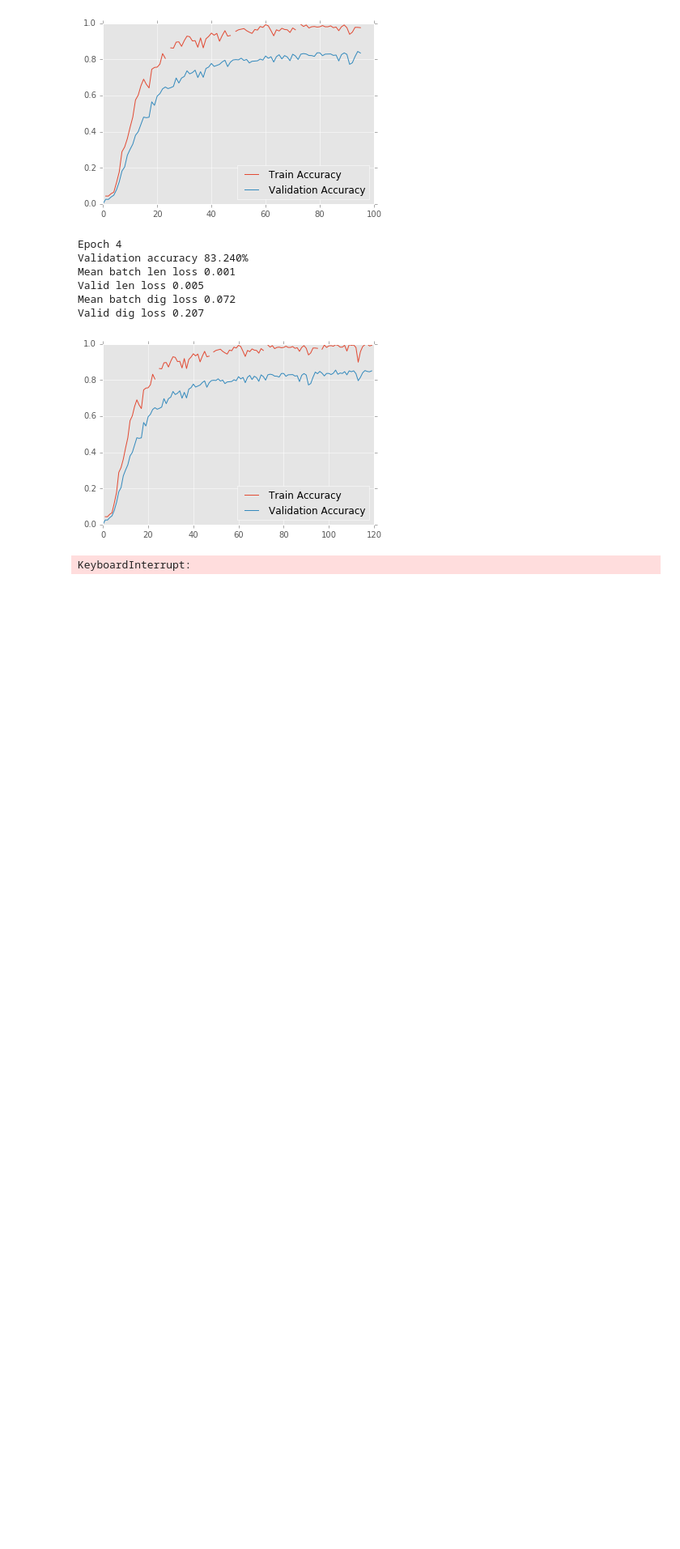
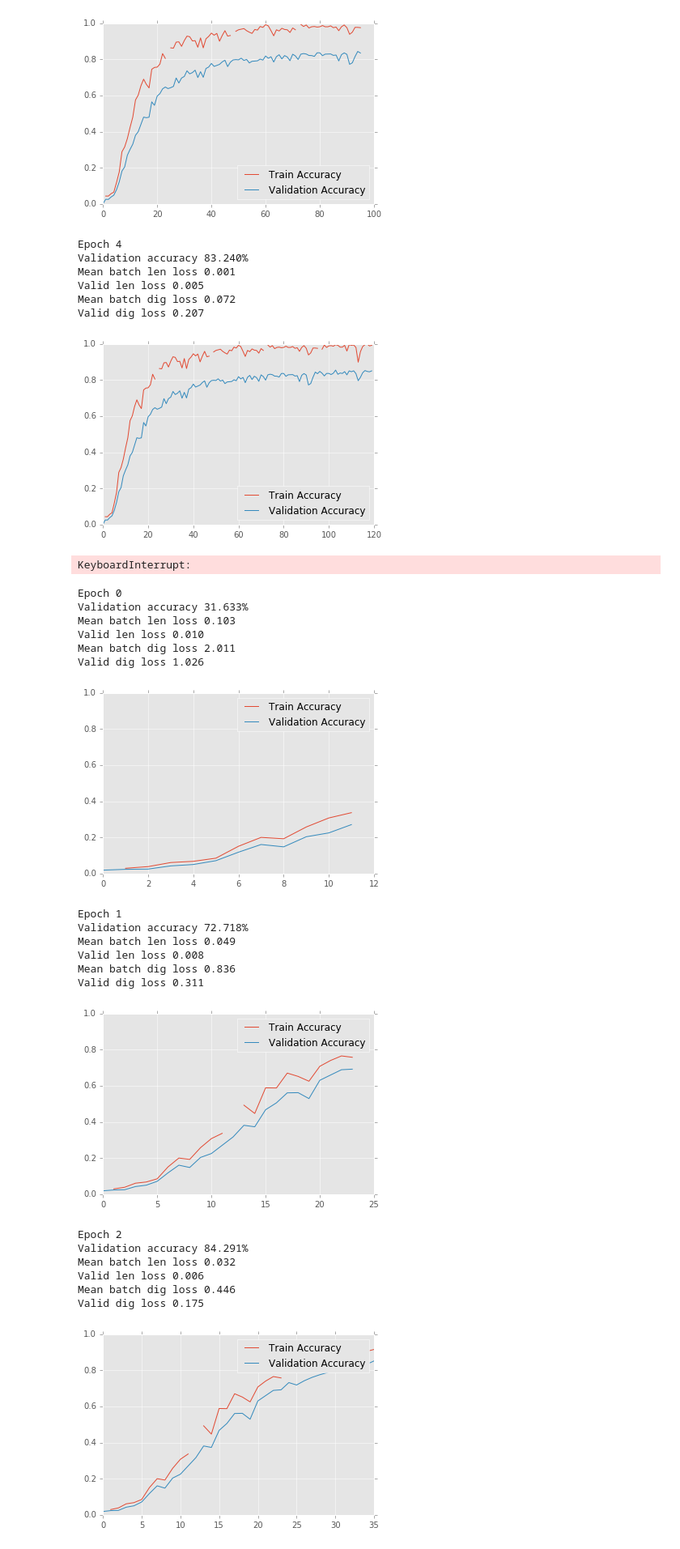
Before and after one commit to idelbrid/SVHN_DeepLearning, a Jupyter notebook: Testing Models on MNIST Synthetic Dataset.ipynb, the cells around one changed output. Shown at 81% size. Saved outputs shown, nothing was run; the diff lists cells and outputs as text; code cells hidden in the pictures; blank space fills up the shorter version.

Commit message:
Adding progress made for variable length predictions and progress on SVHN Data prep

```diff
--- a/Testing Models on MNIST Synthetic Dataset.ipynb
+++ b/Testing Models on MNIST Synthetic Dataset.ipynb
@@ -985,0 +1066,69 @@ KeyboardInterrupt:
+# %%
+n_epochs = 30
+batch_size = 20
+steps_per_epoch = 250000
+compare_every = 60
+t_len_losses, v_len_losses = [], []
+t_dig_losses, v_dig_losses = [], []
+t_acc, v_acc = [], []
+# %%
+np.random.seed(123456)
+for ep in range(n_epochs):
+    idx = np.arange(len(train_x))
+    np.random.shuffle(idx) # shuffling the data each epoch
+    train_x = train_x[idx]
+    train_y = train_y[idx]
+    train_ylen = train_ylen[idx]
+    ep_len_losses = []
+    ep_dig_losses = []
+    for batch_idx in range(min(len(train_x)//batch_size, steps_per_epoch)):
+        batch_x = train_x[batch_size*batch_idx:(batch_size*(batch_idx+1))].reshape(-1, 28, 140, 1)
+        batch_y = train_y[batch_size*batch_idx:(batch_size*(batch_idx+1))]
+        batch_ylen = train_ylen[batch_size*batch_idx:(batch_size*(batch_idx+1))]
+        total_loss, len_loss, dig_loss = model.train_on_batch(batch_x, [batch_ylen, batch_y])
+
+        ep_len_losses.append(len_loss)
+        ep_dig_losses.append(dig_loss)
+        if (batch_idx) % compare_every == 0:
+            capture_performance2()
+    capture_performance2()
+
+    v_len_proba, v_dig_proba = model.predict(valid_x)
+    _, v_len_loss, v_dig_loss = model.evaluate(valid_x, [valid_ylen, valid_y], verbose=0)
+    print("Epoch {}".format(ep))
+#     print(v_acc)
+    print("Validation accuracy {:<2.3%}".format(accuracy(valid_y, valid_ylen, v_dig_proba, v_len_proba)))
+
+    print("Mean batch len loss {:<2.3f}".format(np.mean(ep_len_losses)))
+    print("Valid len loss {:<2.3f}".format(np.mean(v_len_loss)))
+
+    print("Mean batch dig loss {:<2.3f}".format(np.mean(ep_dig_losses)))
+    print("Valid dig loss {:<2.3f}".format(np.mean(v_dig_loss)))
+
+    plt.plot(t_acc, label='Train Accuracy')
+    plt.plot(v_acc, label='Validation Accuracy')
+    plt.ylim((0, 1))
+    plt.legend()
+    plt.show()
+# %% [output]
+Epoch 0
+Validation accuracy 31.633%
+Mean batch len loss 0.103
+Valid len loss 0.010
+Mean batch dig loss 2.011
+Valid dig loss 1.026
+[figure, added]
+Epoch 1
+Validation accuracy 72.718%
+Mean batch len loss 0.049
+Valid len loss 0.008
+Mean batch dig loss 0.836
+Valid dig loss 0.311
+[figure, added]
+Epoch 2
+Validation accuracy 84.291%
+Mean batch len loss 0.032
+Valid len loss 0.006
+Mean batch dig loss 0.446
+Valid dig loss 0.175
+[figure, added]
```
Also changed, not shown: parts of 8 cells of this notebook, 1 other file.
